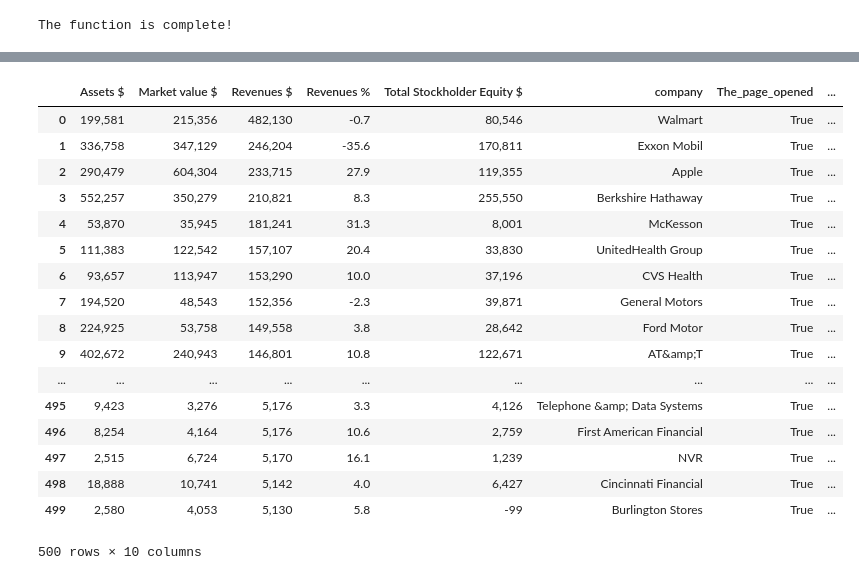
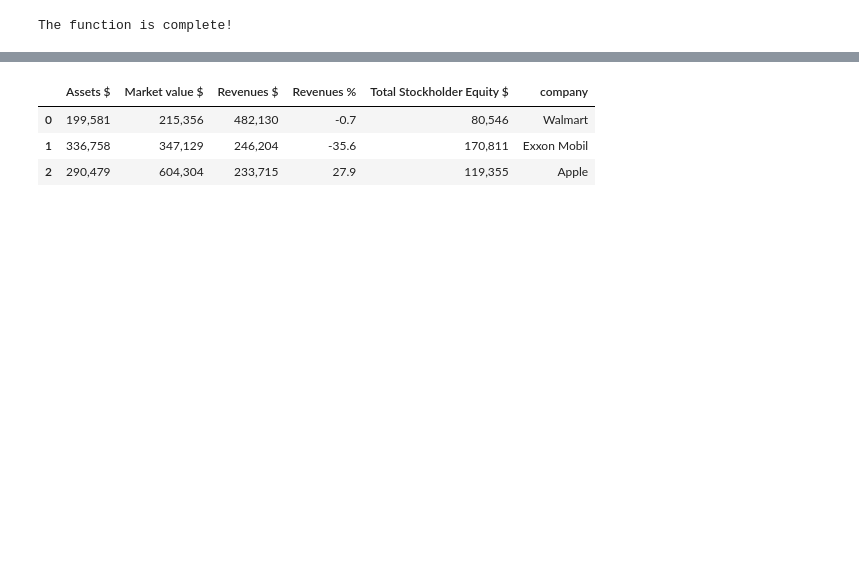
Before and after one commit to danaiav/thesis_msc_business_analytics, a Jupyter notebook: Metrics of successful sites and companies.ipynb, the cells around one changed output, grey strips where cells are left out. Saved outputs shown, nothing was run; the diff lists cells and outputs as text; code cells hidden in the pictures; blank space fills up the shorter version.

```diff
--- a/Metrics of successful sites and companies.ipynb
+++ b/Metrics of successful sites and companies.ipynb
@@ -1254,24 +1213,11 @@ fort500
 # %%
 fort500.merge(html_val, left_on='company', right_on='company', how='outer')
+fort500.head(3)
 # %% [output]
-|  | Assets $ | Market value $ | Revenues $ | Revenues % | Total Stockholder Equity $ | company | The_page_opened | ... |
-| 0 | 199,581 | 215,356 | 482,130 | -0.7 | 80,546 | Walmart | True | ... |
-| 1 | 336,758 | 347,129 | 246,204 | -35.6 | 170,811 | Exxon Mobil | True | ... |
-| 2 | 290,479 | 604,304 | 233,715 | 27.9 | 119,355 | Apple | True | ... |
-| 3 | 552,257 | 350,279 | 210,821 | 8.3 | 255,550 | Berkshire Hathaway | True | ... |
-| 4 | 53,870 | 35,945 | 181,241 | 31.3 | 8,001 | McKesson | True | ... |
-| 5 | 111,383 | 122,542 | 157,107 | 20.4 | 33,830 | UnitedHealth Group | True | ... |
-| 6 | 93,657 | 113,947 | 153,290 | 10.0 | 37,196 | CVS Health | True | ... |
-| 7 | 194,520 | 48,543 | 152,356 | -2.3 | 39,871 | General Motors | True | ... |
-| 8 | 224,925 | 53,758 | 149,558 | 3.8 | 28,642 | Ford Motor | True | ... |
-| 9 | 402,672 | 240,943 | 146,801 | 10.8 | 122,671 | AT&amp;T | True | ... |
-| ... | ... | ... | ... | ... | ... | ... | ... | ... |
-| 495 | 9,423 | 3,276 | 5,176 | 3.3 | 4,126 | Telephone &amp; Data Systems | True | ... |
-| 496 | 8,254 | 4,164 | 5,176 | 10.6 | 2,759 | First American Financial | True | ... |
-| 497 | 2,515 | 6,724 | 5,170 | 16.1 | 1,239 | NVR | True | ... |
-| 498 | 18,888 | 10,741 | 5,142 | 4.0 | 6,427 | Cincinnati Financial | True | ... |
-| 499 | 2,580 | 4,053 | 5,130 | 5.8 | -99 | Burlington Stores | True | ... |
+|  | Assets $ | Market value $ | Revenues $ | Revenues % | Total Stockholder Equity $ | company |
+| 0 | 199,581 | 215,356 | 482,130 | -0.7 | 80,546 | Walmart |
+| 1 | 336,758 | 347,129 | 246,204 | -35.6 | 170,811 | Exxon Mobil |
+| 2 | 290,479 | 604,304 | 233,715 | 27.9 | 119,355 | Apple |
-500 rows × 10 columns
 # %%
 result = pd.merge(fort500, html_val, how='inner', on=['company', 'company'])
 result2 = pd.merge(social_media, fre, how='inner', on=['company', 'company'])
```
Also changed, not shown: parts of 29 cells of this notebook, 2 other files.
